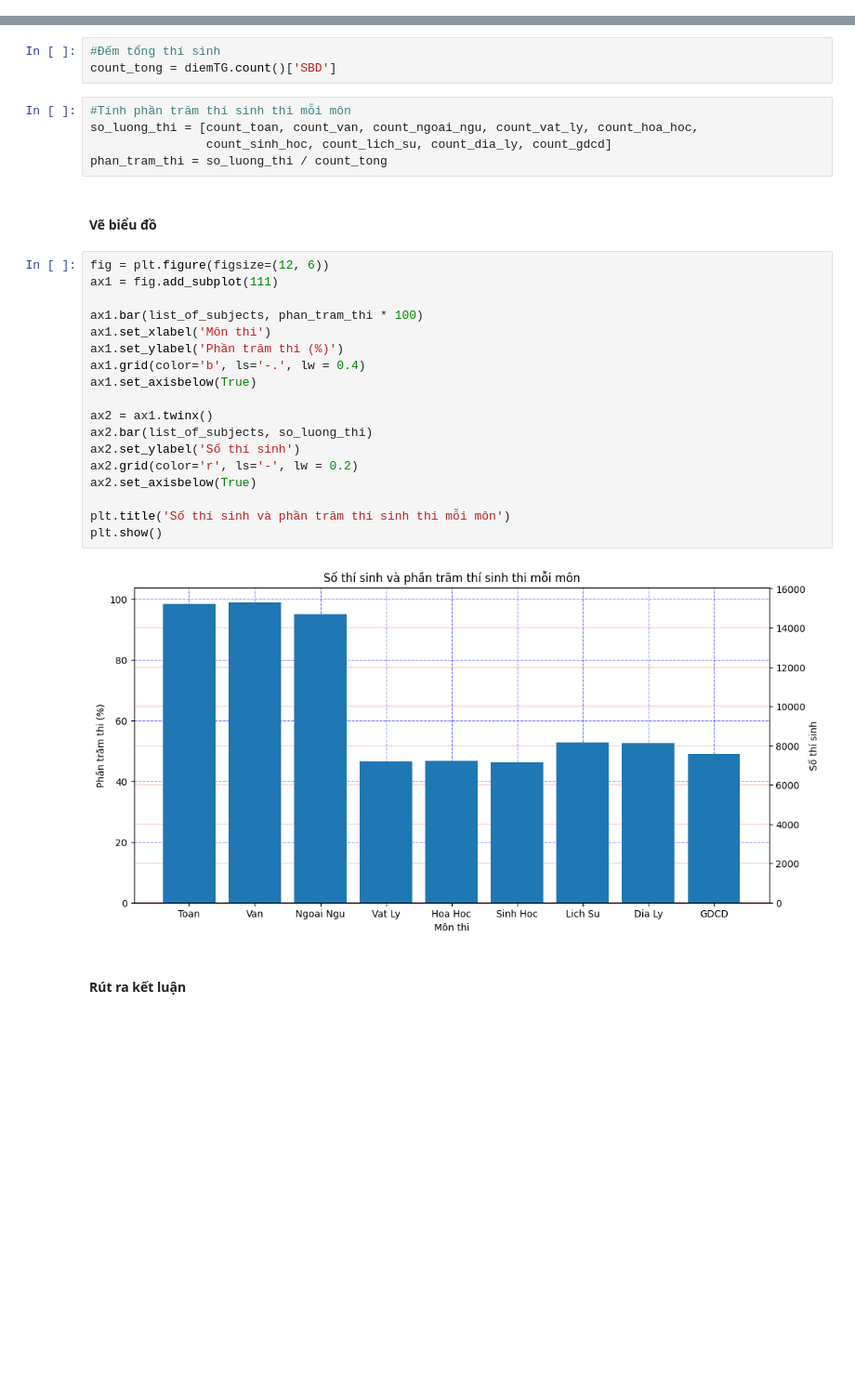
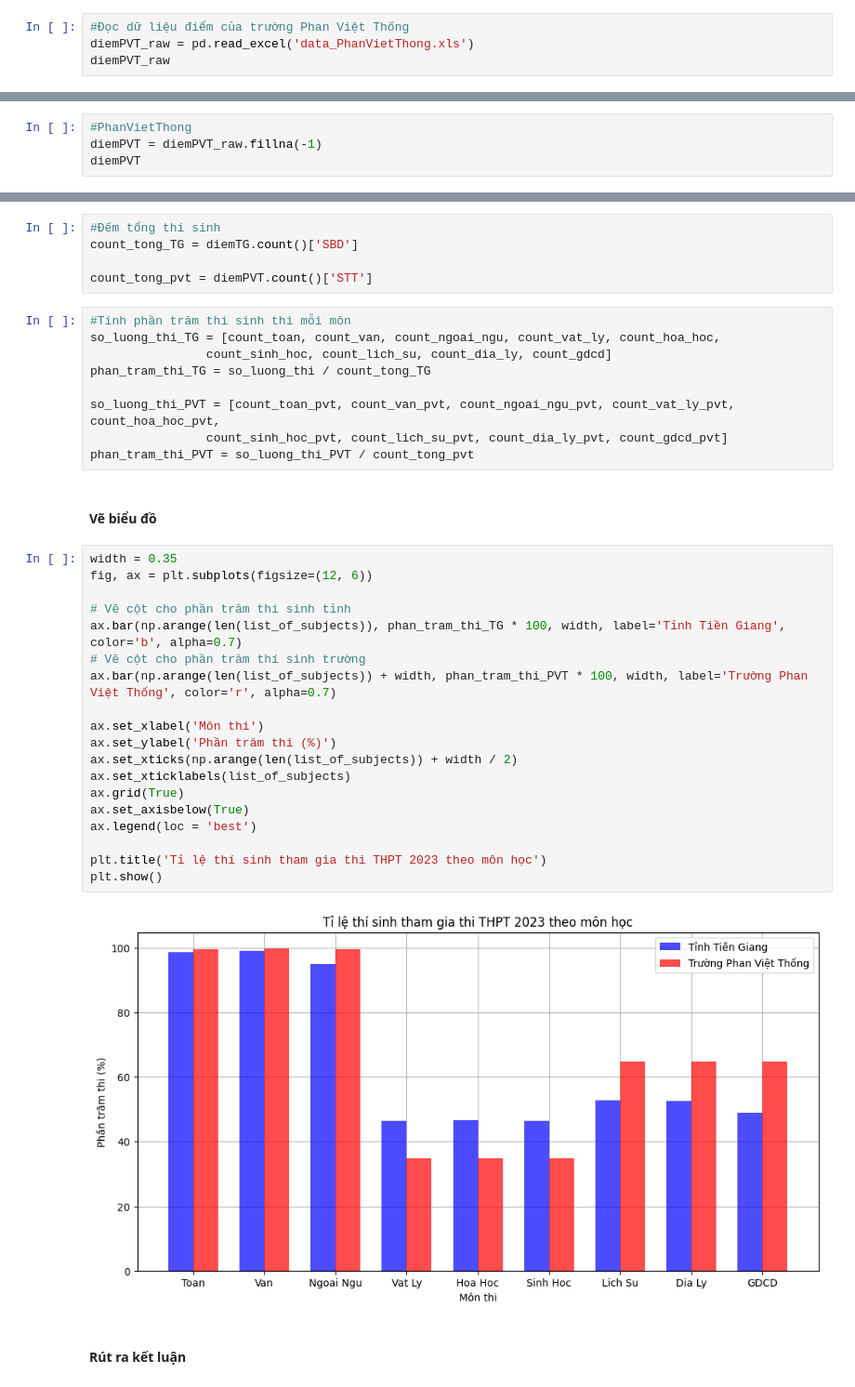
Before and after one commit to nauht1/ScoreAnalysisProject, a Jupyter notebook: Insight.ipynb, the cells around one changed output, grey strips where cells are left out. Shown at 93% size. Saved outputs shown, nothing was run; the diff lists cells and outputs as text; blank space fills up the shorter version.

```diff
--- a/Insight.ipynb
+++ b/Insight.ipynb
@@ -24,0 +25,4 @@ diemTG_raw
+# %%
+#Đọc dữ liệu điểm của trường Phan Việt Thống
+diemPVT_raw = pd.read_excel('data_PhanVietThong.xls')
+diemPVT_raw
@@ -69,0 +112,4 @@ diemTG
+# %%
+#PhanVietThong
+diemPVT = diemPVT_raw.fillna(-1)
+diemPVT
@@ -83,32 +161,39 @@ count_gdcd = diemTG[diemTG['GDCD'] >= 0].count()['GDCD']
 # %%
 #Đếm tổng thí sinh
-count_tong = diemTG.count()['SBD']
+count_tong_TG = diemTG.count()['SBD']
+
+count_tong_pvt = diemPVT.count()['STT']
 # %%
 #Tính phần trăm thí sinh thi mỗi môn
-so_luong_thi = [count_toan, count_van, count_ngoai_ngu, count_vat_ly, count_hoa_hoc,
+so_luong_thi_TG = [count_toan, count_van, count_ngoai_ngu, count_vat_ly, count_hoa_hoc,
                 count_sinh_hoc, count_lich_su, count_dia_ly, count_gdcd]
-phan_tram_thi = so_luong_thi / count_tong
+phan_tram_thi_TG = so_luong_thi / count_tong_TG
+
+so_luong_thi_PVT = [count_toan_pvt, count_van_pvt, count_ngoai_ngu_pvt, count_vat_ly_pvt, count_hoa_hoc_pvt,
+                count_sinh_hoc_pvt, count_lich_su_pvt, count_dia_ly_pvt, count_gdcd_pvt]
+phan_tram_thi_PVT = so_luong_thi_PVT / count_tong_pvt
 # %% [markdown]
 #### Vẽ biểu đồ
 # %%
-fig = plt.figure(figsize=(12, 6))
-ax1 = fig.add_subplot(111)
+width = 0.35
+fig, ax = plt.subplots(figsize=(12, 6))
 
-ax1.bar(list_of_subjects, phan_tram_thi * 100)
-ax1.set_xlabel('Môn thi')
-ax1.set_ylabel('Phần trăm thi (%)')
-ax1.grid(color='b', ls='-.', lw = 0.4)
-ax1.set_axisbelow(True)
+# Vẽ cột cho phần trăm thí sinh tỉnh
+ax.bar(np.arange(len(list_of_subjects)), phan_tram_thi_TG * 100, width, label='Tỉnh Tiền Giang', color='b', alpha=0.7)
+# Vẽ cột cho phần trăm thí sinh trường
+ax.bar(np.arange(len(list_of_subjects)) + width, phan_tram_thi_PVT * 100, width, label='Trường Phan Việt Thống', color='r', alpha=0.7)
 
-ax2 = ax1.twinx()
-ax2.bar(list_of_subjects, so_luong_thi)
-ax2.set_ylabel('Số thí sinh')
-ax2.grid(color='r', ls='-', lw = 0.2)
-ax2.set_axisbelow(True)
+ax.set_xlabel('Môn thi')
+ax.set_ylabel('Phần trăm thi (%)')
+ax.set_xticks(np.arange(len(list_of_subjects)) + width / 2)
+ax.set_xticklabels(list_of_subjects)
+ax.grid(True)
+ax.set_axisbelow(True)
+ax.legend(loc = 'best')
 
-plt.title('Số thí sinh và phần trăm thí sinh thi mỗi môn')
+plt.title('Tỉ lệ thí sinh tham gia thi THPT 2023 theo môn học')
 plt.show()
 # %% [output]
-[figure, old version]
+[figure, new version]
 # %% [markdown]
 #### Rút ra kết luận
```
Also changed, not shown: parts of 17 cells of this notebook, 2 other files.
